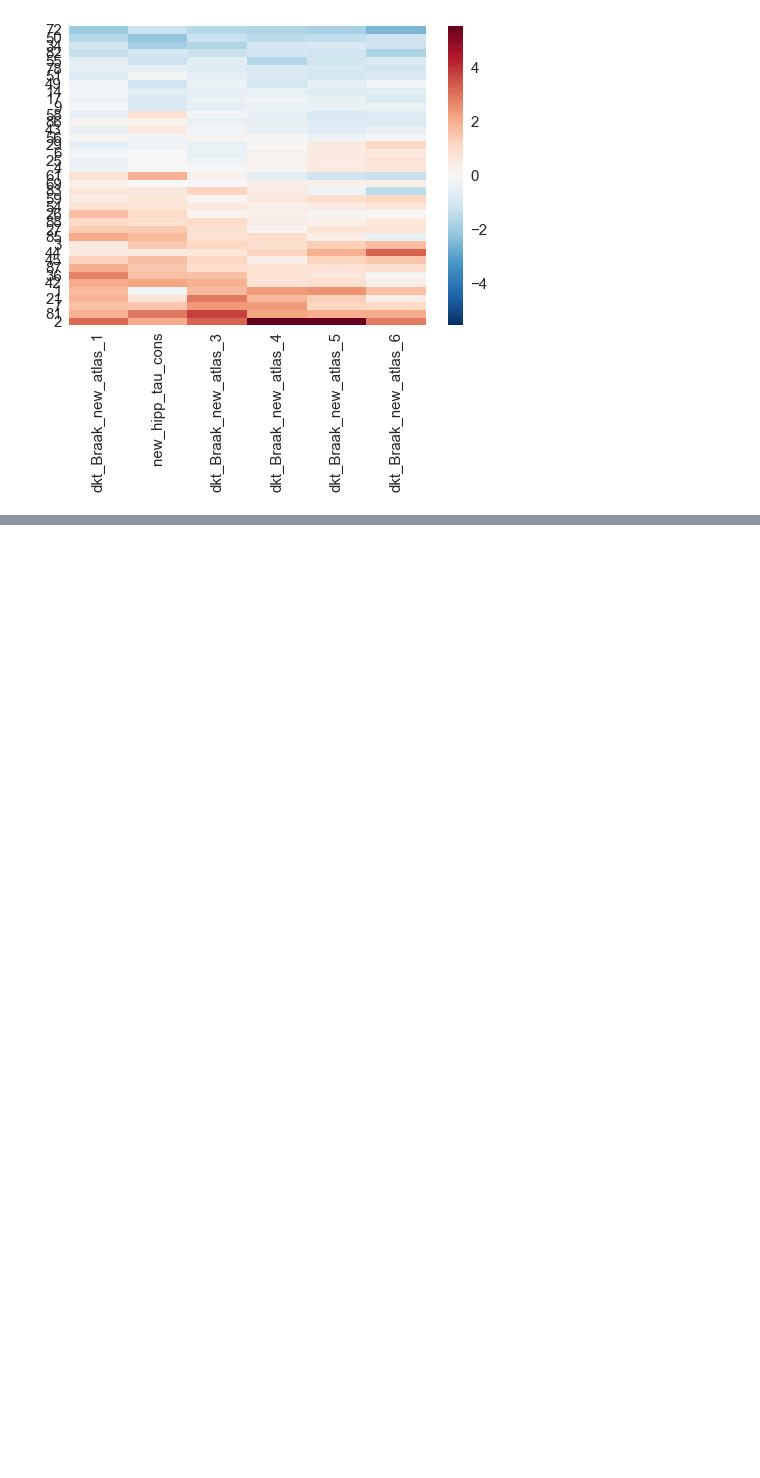
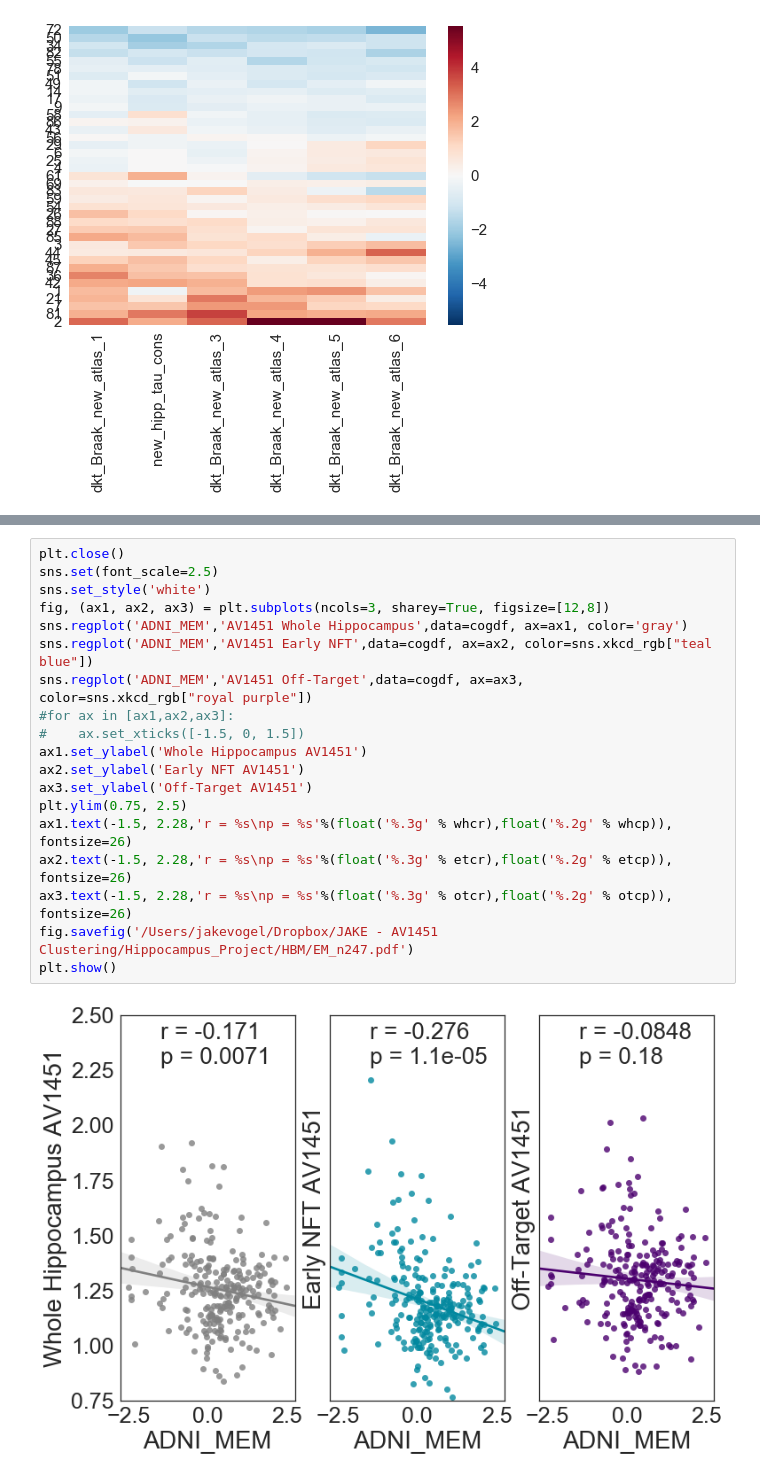
Before and after one commit to illdopejake/hack_projects, a Jupyter notebook: Tau_clustering_analyses.ipynb, the cells around one changed output, grey strips where cells are left out. Drawn from its saved outputs; the diff is of its cells as text; blank space fills up the shorter version.

```diff
--- a/Tau_clustering_analyses.ipynb
+++ b/Tau_clustering_analyses.ipynb
@@ -1926,0 +2168,21 @@ plt.show()
+# %%
+plt.close()
+sns.set(font_scale=2.5)
+sns.set_style('white')
+fig, (ax1, ax2, ax3) = plt.subplots(ncols=3, sharey=True, figsize=[12,8])
+sns.regplot('ADNI_MEM','AV1451 Whole Hippocampus',data=cogdf, ax=ax1, color='gray')
+sns.regplot('ADNI_MEM','AV1451 Early NFT',data=cogdf, ax=ax2, color=sns.xkcd_rgb["teal blue"])
+sns.regplot('ADNI_MEM','AV1451 Off-Target',data=cogdf, ax=ax3, color=sns.xkcd_rgb["royal purple"])
+#for ax in [ax1,ax2,ax3]:
+#    ax.set_xticks([-1.5, 0, 1.5])
+ax1.set_ylabel('Whole Hippocampus AV1451')
+ax2.set_ylabel('Early NFT AV1451')
+ax3.set_ylabel('Off-Target AV1451')
+plt.ylim(0.75, 2.5)
+ax1.text(-1.5, 2.28,'r = %s\np = %s'%(float('%.3g' % whcr),float('%.2g' % whcp)), fontsize=26)
+ax2.text(-1.5, 2.28,'r = %s\np = %s'%(float('%.3g' % etcr),float('%.2g' % etcp)), fontsize=26)
+ax3.text(-1.5, 2.28,'r = %s\np = %s'%(float('%.3g' % otcr),float('%.2g' % otcp)), fontsize=26)
+fig.savefig('/Users/jakevogel/Dropbox/JAKE - AV1451 Clustering/Hippocampus_Project/HBM/EM_n247.pdf')
+plt.show()
+# %% [output]
+[figure, added]
```
Also changed, not shown: parts of 28 cells of this notebook, 1 other file.
